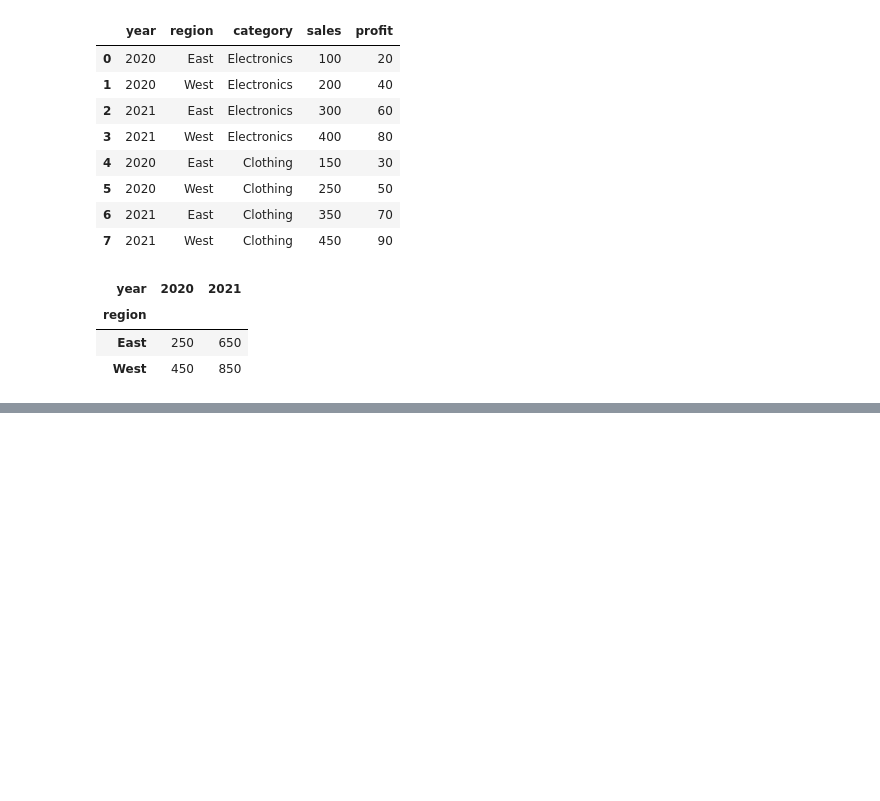
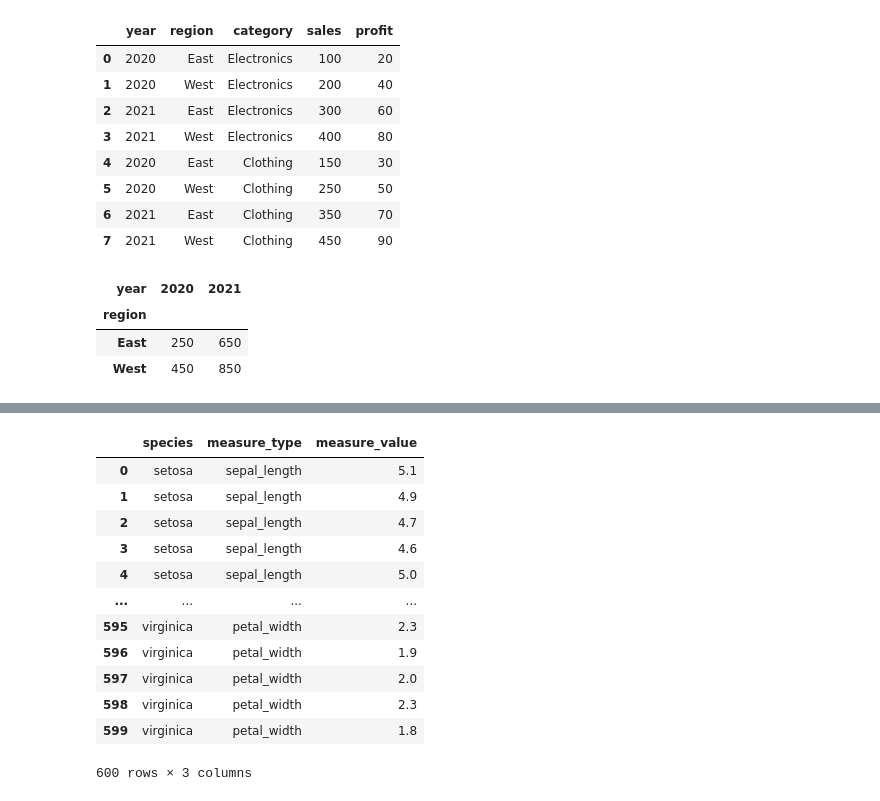
Before and after one commit to sokhan1/Introduction-to-data-analysts, a Jupyter notebook: 3_09_pivot.ipynb, the cells around one changed output, grey strips where cells are left out. Saved outputs shown, nothing was run; the diff lists cells and outputs as text; code cells hidden in the pictures; blank space fills up the shorter version.

```diff
--- a/3_09_pivot.ipynb
+++ b/3_09_pivot.ipynb
@@ -138,0 +181,22 @@ data.pivot_table(
+# %%
+iris_long =iris.melt(
+    id_vars='species'
+    , value_vars = ['sepal_length', 'sepal_width','petal_length','petal_width']
+    , var_name='measure_type' # variable name
+    , value_name='measure_value'
+)
+iris_long
+# %% [output]
+|  | species | measure_type | measure_value |
+| 0 | setosa | sepal_length | 5.1 |
+| 1 | setosa | sepal_length | 4.9 |
+| 2 | setosa | sepal_length | 4.7 |
+| 3 | setosa | sepal_length | 4.6 |
+| 4 | setosa | sepal_length | 5.0 |
+| ... | ... | ... | ... |
+| 595 | virginica | petal_width | 2.3 |
+| 596 | virginica | petal_width | 1.9 |
+| 597 | virginica | petal_width | 2.0 |
+| 598 | virginica | petal_width | 2.3 |
+| 599 | virginica | petal_width | 1.8 |
+600 rows × 3 columns
```
Also changed, not shown: parts of 5 cells of this notebook.
